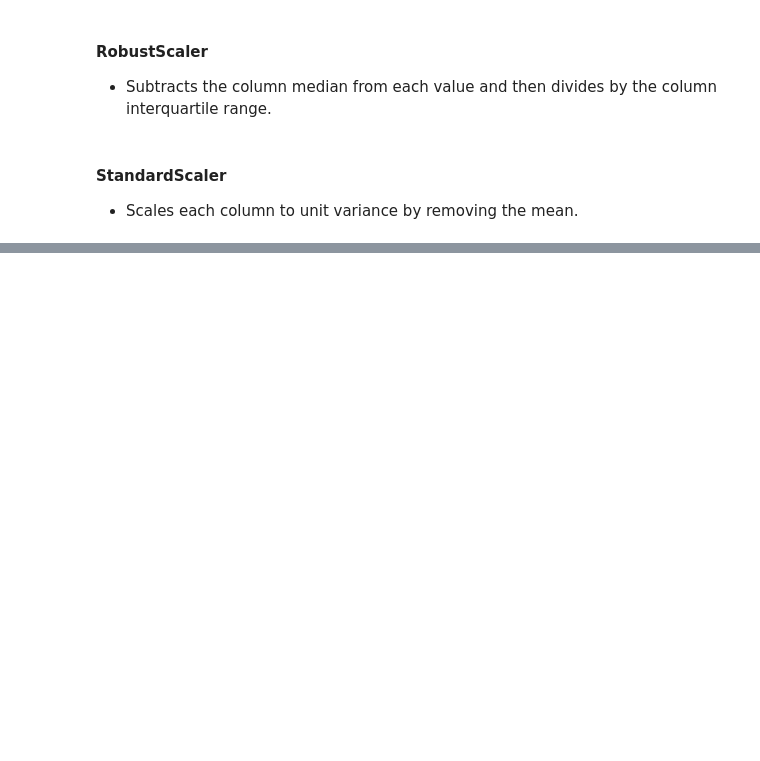
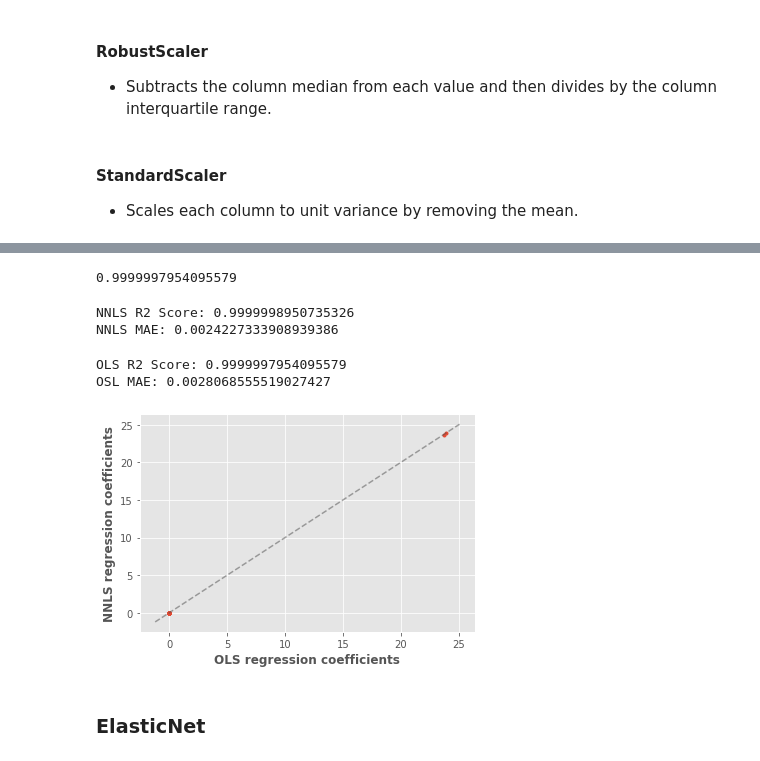
Before and after one commit to tdraths/transfers_capstone, a Jupyter notebook: notebooks/Pre-Processing and Modelling.ipynb, the cells around one changed output, grey strips where cells are left out. Drawn from its saved outputs; the diff is of its cells as text; code cells hidden in the pictures; blank space fills up the shorter version.

```diff
--- a/notebooks/Pre-Processing and Modelling.ipynb
+++ b/notebooks/Pre-Processing and Modelling.ipynb
@@ -220,0 +315,3 @@ sns.kdeplot(df_s['Total Earned (Out)'], ax=ax3);
+# %%
+X_train = X_train_mm
+X_test = X_test_mm
@@ -220,0 +324,8 @@ sns.kdeplot(df_s['Total Earned (Out)'], ax=ax3);
+# %%
+from sklearn import linear_model
+from sklearn.metrics import r2_score, median_absolute_error, accuracy_score
+
+model = linear_model.LinearRegression(copy_X=True, fit_intercept=True, n_jobs=1, normalize=False)
+model.fit(X_train, y_train)
+print('Coeffcients:', model.coef_)
+print('Intercept:', model.intercept_)
@@ -220,0 +344,42 @@ sns.kdeplot(df_s['Total Earned (Out)'], ax=ax3);
+# %%
+y_pred = model.predict(X_test)
+model.score(X_test, y_test)
+# %% [output]
+0.9999997954095579
+# %%
+
+reg_nnls = linear_model.LinearRegression(fit_intercept=True, positive=True)
+y_pred_nnls = reg_nnls.fit(X_train, y_train).predict(X_test)
+r2_score_nnls = r2_score(y_test, y_pred_nnls)
+mae = median_absolute_error(y_test, y_pred_nnls)
+
+print("NNLS R2 Score:", r2_score_nnls)
+print('NNLS MAE:', mae)
+# %% [output]
+NNLS R2 Score: 0.9999998950735326
+NNLS MAE: 0.0024227333908939386
+# %%
+reg_ols = linear_model.LinearRegression(fit_intercept=True)
+y_pred_ols = reg_ols.fit(X_train, y_train).predict(X_test)
+r2_score_ols = r2_score(y_test, y_pred_ols)
+mae = median_absolute_error(y_test, y_pred_ols)
+print("OLS R2 Score:", r2_score_ols)
+print("OSL MAE:", mae)
+# %% [output]
+OLS R2 Score: 0.9999997954095579
+OSL MAE: 0.0028068555519027427
+# %%
+fig, ax = plt.subplots()
+ax.plot(reg_ols.coef_, reg_nnls.coef_, linewidth=0, marker='.')
+
+low_x, high_x = ax.get_xlim()
+low_y, high_y = ax.get_ylim()
+low = max(low_x, low_y)
+high = min(high_x, high_y)
+ax.plot([low, high], [low, high], ls='--', c='.3', alpha=.5)
+ax.set_xlabel('OLS regression coefficients', fontweight='bold')
+ax.set_ylabel('NNLS regression coefficients', fontweight='bold');
+# %% [output]
+[figure, added]
+# %% [markdown]
+### ElasticNet
```
Also changed, not shown: parts of 39 cells of this notebook.
